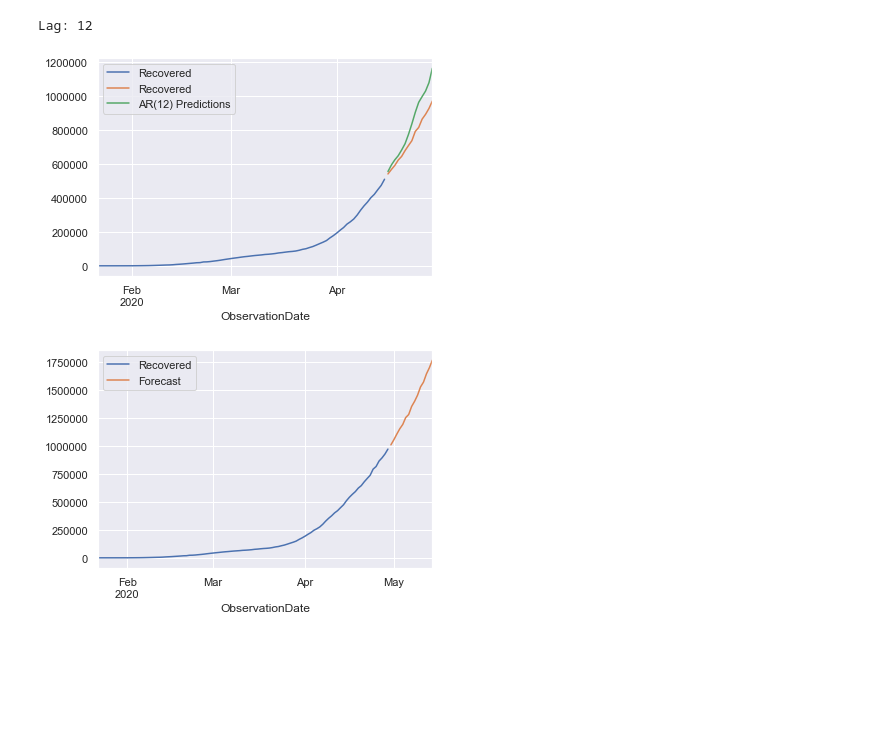
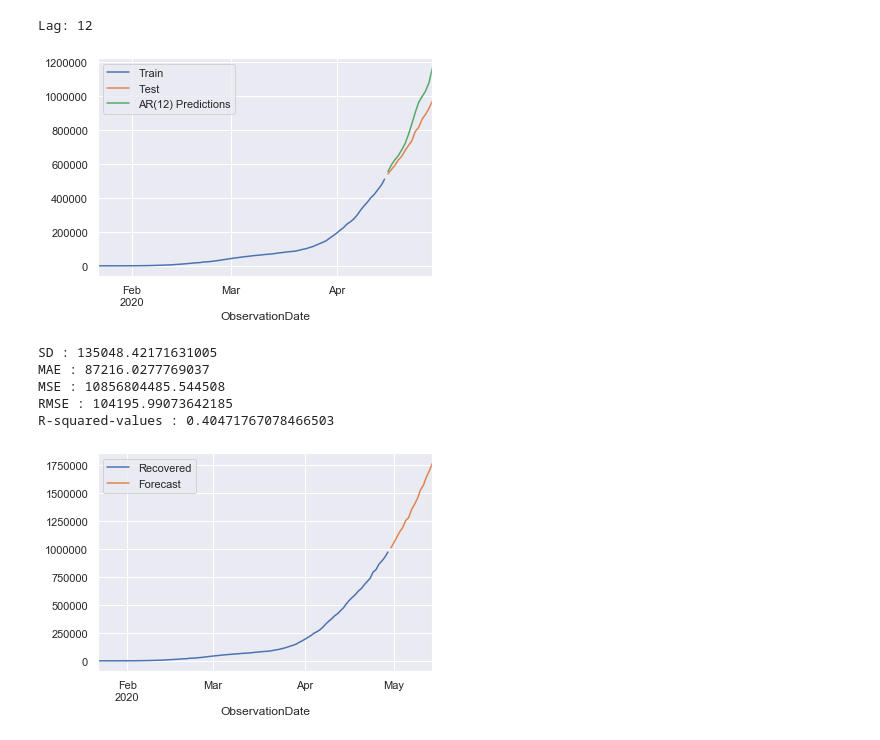
Before and after one commit to neelesh2k/Novel-Corona-Virus-2019---Analysis-and-Forecasting, a Jupyter notebook: COVID19 Analysis and Forecast.ipynb, the cells around one changed output. Saved outputs shown, nothing was run; the diff lists cells and outputs as text; code cells hidden in the pictures; blank space fills up the shorter version.

```diff
--- a/COVID19 Analysis and Forecast.ipynb
+++ b/COVID19 Analysis and Forecast.ipynb
@@ -351,7 +301,3 @@ Recovery Rate has started to pick up again which is a good sign, another support
-# %%
-#Calculating the Mortality Rate and Recovery Rate
-datewise["Mortality Rate"]=(datewise["Deaths"]/datewise["Confirmed"])*100
-datewise["Recovery Rate"]=(datewise["Recovered"]/datewise["Confirmed"])*100
 # %%
 confirmed = datewise['Confirmed'].to_frame()
 deaths = datewise['Deaths'].to_frame()
@@ -600,11 +398,0 @@ y_t &= (1 - \alpha) y_{t-1} + \alpha x_t,\end{split}$
-# %%
-from statsmodels.tsa.holtwinters import SimpleExpSmoothing
-
-span = 12
-alpha = 2/(span+1)
-
-#For our data we'll use span=12
-#For span >= 1, alpha = 2/(s+1)
-
-datewise['SES12']=SimpleExpSmoothing(datewise['Confirmed']).fit(smoothing_level=alpha,optimized=False).fittedvalues.shift(-1)
-datewise.head()
@@ -628,8 +403,3 @@ We applied Simple Exponential Smoothing using just one smoothing factor  𝛼  (
 Where Simple Exponential Smoothing employs just one smoothing factor  𝛼  (alpha), Double Exponential Smoothing adds a second smoothing factor  𝛽  (beta) that addresses trends in the data. Like the alpha factor, values for the beta factor fall between zero and one ( 0<𝛽≤1 ). The benefit here is that the model can anticipate future increases or decreases where the level model would only work from recent calculations.
 
 If a time series displays a straight-line sloped trend, you would use an additive adjustment. If the time series displays an exponential (curved) trend, you would use a multiplicative adjustment.
-# %%
-from statsmodels.tsa.holtwinters import ExponentialSmoothing
-
-datewise['DESadd12'] = ExponentialSmoothing(datewise['Confirmed'], trend='add').fit().fittedvalues.shift(-1)
-datewise[['Confirmed','DESadd12']].plot()
@@ -639,6 +406,3 @@ datewise[['Confirmed','DESadd12']].plot()
 # %% [markdown]
 We can see that Double Exponential Smoothing is a much better representation of the time series data.
 Let's see if using a multiplicative seasonal adjustment helps.
-# %%
-datewise['DESmul12'] = ExponentialSmoothing(datewise['Confirmed'], trend='mul').fit().fittedvalues.shift(-1)
-datewise[['Confirmed','DESmul12']].plot()
@@ -1146,15 +990,33 @@ Lag: 12
 # %%
 start = len(train)
 end = len(train)+len(test)-1
 rename = f'AR(12) Predictions'
 
 predictions = ARfit.predict(start=start,end=end,dynamic=False).rename(rename)
 
-train.plot(legend=True)
-test.plot(legend=True)
+train.plot(legend=True,label='Train')
+test.plot(legend=True,label='Test')
 predictions.plot(legend=True);
 # %% [output]
-[figure, old version]
+[figure, new version]
+# %%
+hw_mae = mean_absolute_error(test,predictions)
+hw_mse = mean_squared_error(test,predictions)
+hw_rmse = np.sqrt(mean_squared_error(test,predictions))
+hw_std = np.std(test)
+hw_r2 = r2_score(test, predictions)
+
+print("SD :",hw_std)
+print("MAE :",hw_mae)
+print("MSE :",hw_mse)
+print("RMSE :",hw_rmse)
+print("R-squared-values :",hw_r2)
+# %% [output]
+SD : 135048.42171631005
+MAE : 87216.0277769037
+MSE : 10856804485.544508
+RMSE : 104195.99073642185
+R-squared-values : 0.40471767078466503
 # %%
 # First, retrain the model on the full dataset
 model = AR(datewise['Recovered'])
```
Also changed, not shown: parts of 100 cells of this notebook.
